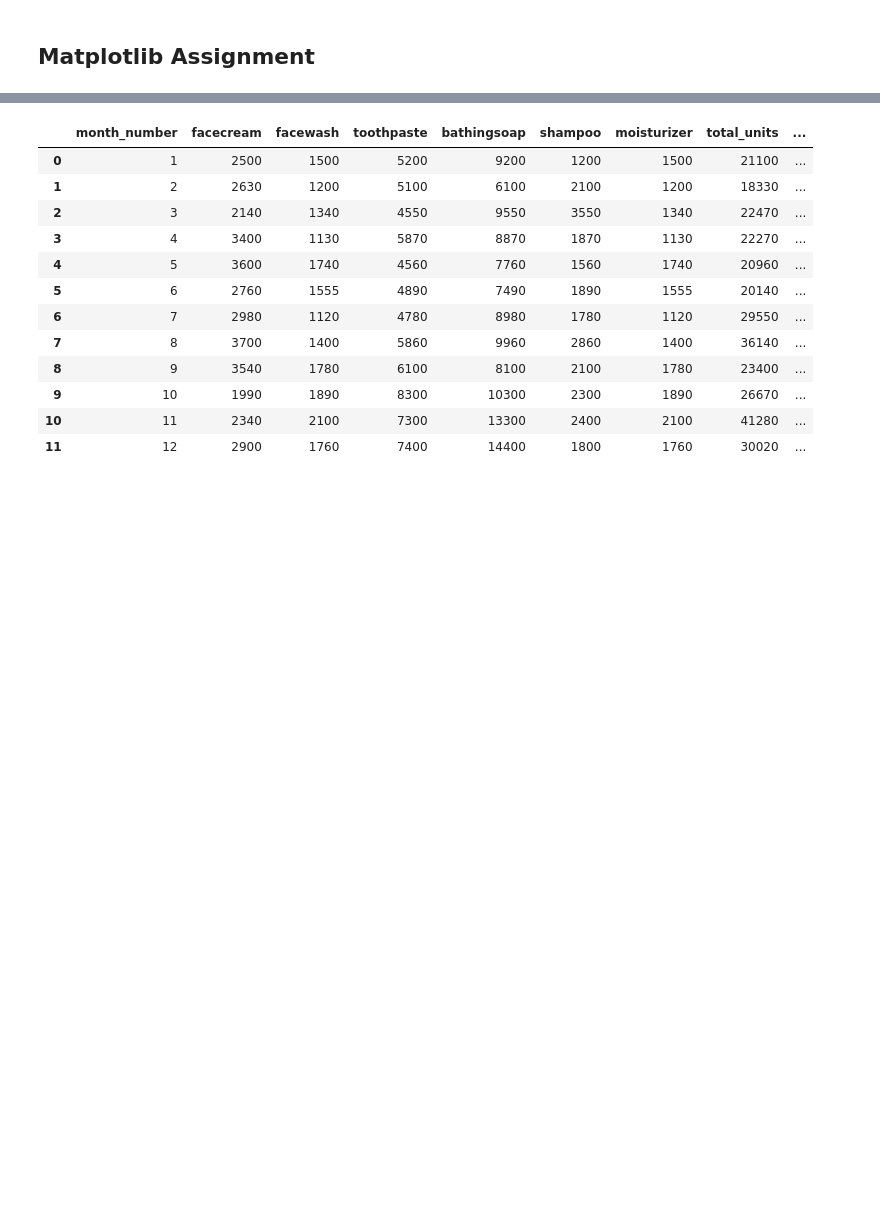
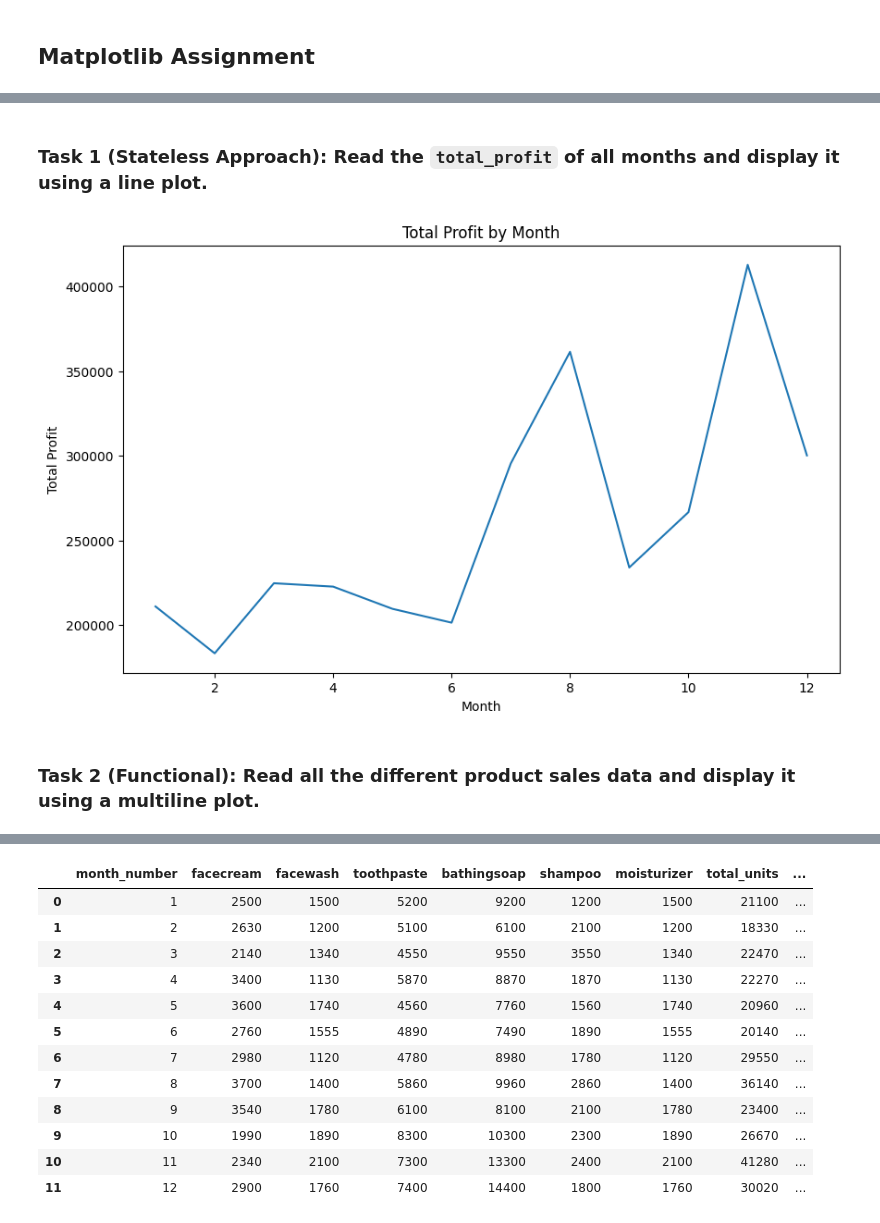
Before and after one commit to jess-moloney/lighthouse-data-notes, a Jupyter notebook: Unit_3/Day_1/dataviz_exercises-master/matplotlib_exercise.ipynb, the cells around one changed output, grey strips where cells are left out. Drawn from its saved outputs; the diff is of its cells as text; code cells hidden in the pictures; blank space fills up the shorter version.

```diff
--- a/Unit_3/Day_1/dataviz_exercises-master/matplotlib_exercise.ipynb
+++ b/Unit_3/Day_1/dataviz_exercises-master/matplotlib_exercise.ipynb
@@ -7,4 +7,4 @@ import pandas as pd
 # import matplotlib
 import matplotlib.pyplot as plt
 # %%
-df=pd.read_csv('company_sales_data.csv')
+df=pd.read_csv('./data/company_sales_data.csv')
@@ -10,0 +36,26 @@ df=pd.read_csv('company_sales_data.csv')
+# %% [markdown]
+### Task 1 (Stateless Approach): Read the `total_profit` of all months and display it using a line plot.
+# %%
+# get the data
+
+x = df['month_number']
+y = df['total_profit']
+
+# create the figure and axes, set the figure size
+
+fig, ax = plt.subplots(figsize=(10,6))
+
+# set the title, axis labels
+
+ax.set_title('Total Profit by Month')
+ax.set_xlabel('Month')
+ax.set_ylabel('Total Profit')
+
+# plot the line
+
+ax.plot(x,y)
+plt.show()
+# %% [output]
+[figure, added]
+# %% [markdown]
+### Task 2 (Functional): Read all the different product sales data and display it using a multiline plot.
```
Also changed, not shown: parts of 18 cells of this notebook, 7 other files.
